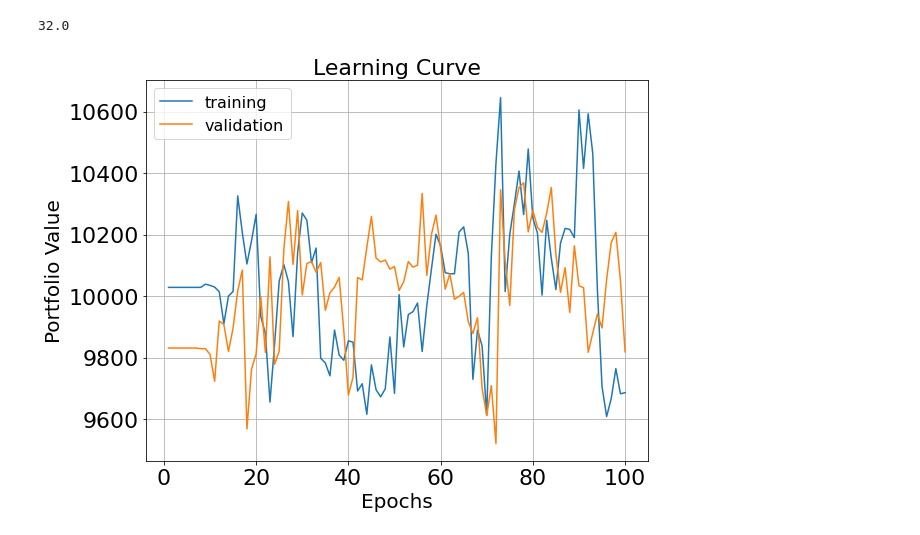
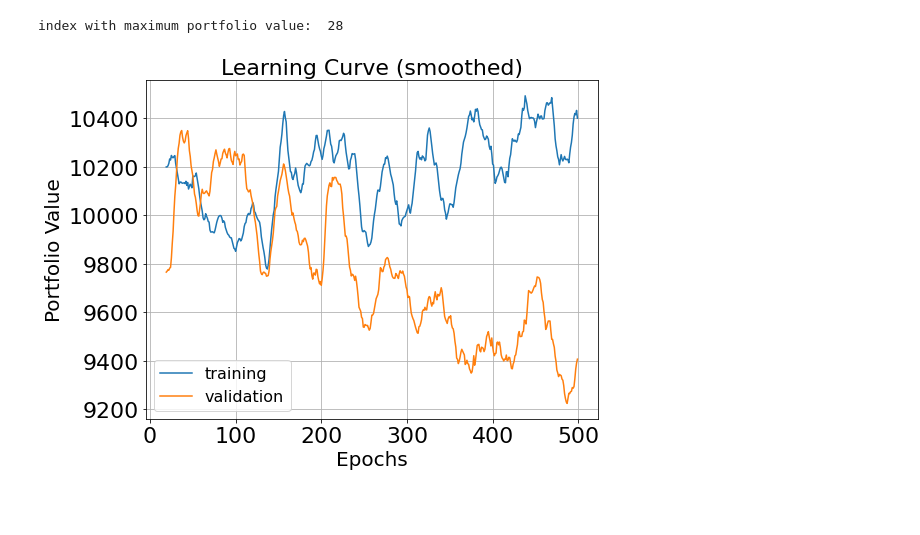
Before and after one commit to YAOS5/Amazon-Trading-Bot, a Jupyter notebook: learning_curve_demo.ipynb, the cells around one changed output. Cells and saved outputs as stored; diff of their text form; code cells hidden in the pictures; blank space fills up the shorter version.

```diff
--- a/learning_curve_demo.ipynb
+++ b/learning_curve_demo.ipynb
@@ -38,17 +32,18 @@ env_val =  Environment(val_data["close"].to_list(), balance=INITIAL_BALANCE, pas
 # %%
 # model learn timesteps(10_000 * EPOCHS)
-# use callback to save model!
+EPOCHS = 500
 start_time = time.time()
 
-env_learn = Environment(train_data["close"].to_list(), balance=INITIAL_BALANCE, past_ticks=PAST_TICKS, train=True)
+env_learn = Environment(train_data["close"].to_list(), balance=INITIAL_BALANCE, past_ticks=PAST_TICKS)
 
 model = DQN(MlpPolicy, env_learn, learning_rate=0.00001, batch_size=50, seed=1, verbose=0, double_q=True)
 
-# callback for saving the model at each 10_000 steps
-checkpoint_callback = CheckpointCallback(save_freq=10_000, save_path='./checkpoint_logs/',
-                                         name_prefix='DQN_final')
+# use callback to save model!
+checkpoint_callback = CheckpointCallback(save_freq=10_000, save_path='./checkpoint_logs/DQN/',
+                                         name_prefix='DQN')
 
-model.learn(10_000*EPOCHS, callback=checkpoint_callback, log_interval=10_000)
+# save at every 1k timestep
+model.learn(10_000*EPOCHS, callback=checkpoint_callback, log_interval=1_000)
 
 print(time.time()-start_time)
 # %% [output]
@@ -122,13 +117,12 @@ Loading a model without an environment, this model cannot be trained until it ha
 # %%
-epoch_ranges = np.arange(1, EPOCHS+1)
+epoch_ranges = np.arange(0, len(train_portfolio_values))
 fig, ax = plt.subplots(figsize=(9,7))
 plt.plot(epoch_ranges, train_portfolio_values, label="training")
 plt.plot(epoch_ranges, val_portfolio_values, label="validation")
 plt.title("Learning Curve", fontsize=22)
 plt.xlabel("Epochs", fontsize=20)
 plt.ylabel("Portfolio Value", fontsize=20)
-
 plt.grid()
 plt.legend(fontsize=16)
-#plt.savefig("learning_curve_double_qn_latest")
+#plt.savefig("learning_curve_double_qn_without_train")
 # %% [output]
@@ -209,16 +131,47 @@ for i in range(1, EPOCHS + 1):
-# %%
-64/2
-# %% [output]
-32.0
+# %%
+ind = 0
+max_val = 0
+for i in range(len(val_portfolio_values)):
+    if val_portfolio_values[i] > max_val:
+        max_val = val_portfolio_values[i]
+        ind = i
+print("index with maximum portfolio value: ", ind)
+# %% [output]
+index with maximum portfolio value:  28
 # %%
-fig, ax = plt.subplots(figsize=(9,7))
-plt.plot(epoch_ranges, train_portfolio_values, label="training")
-plt.plot(epoch_ranges, val_portfolio_values, label="validation")
-plt.title("Learning Curve", fontsize=22)
+from ads_utils import moving_average
+WINDOW = 20
+
+x = epoch_ranges
+y = train_portfolio_values
+y = moving_average(y, window=WINDOW)
+
+# Truncate x
+x = x[len(x) - len(y):]
+
+#plots reward at each k timestep
+fig, ax = plt.subplots(figsize=(8,6))
+plt.plot(x, y, label="training")
+
+
+x = epoch_ranges
+y = val_portfolio_values
+y = moving_average(y, window=WINDOW)
+
+# Truncate x
+x = x[len(x) - len(y):]
+plt.plot(x, y, label="validation")
+
+plt.title("Learning Curve (smoothed)", fontsize=22)
 plt.xlabel("Epochs", fontsize=20)
 plt.ylabel("Portfolio Value", fontsize=20)
+
+#plt.xticks(ticks=np.arange(0, 501, 50))
+
+plt.legend(fontsize=16)
 plt.grid()
-plt.legend(fontsize=16)
-plt.savefig("learning_curve_double_qn_without_train")
+plt.tight_layout()
+
+plt.savefig("smoothed_learning_curve_good")
 # %% [output]
-[figure, old version]
+[figure, new version]
```
Also changed, not shown: parts of 15 cells of this notebook, 7 other files.
